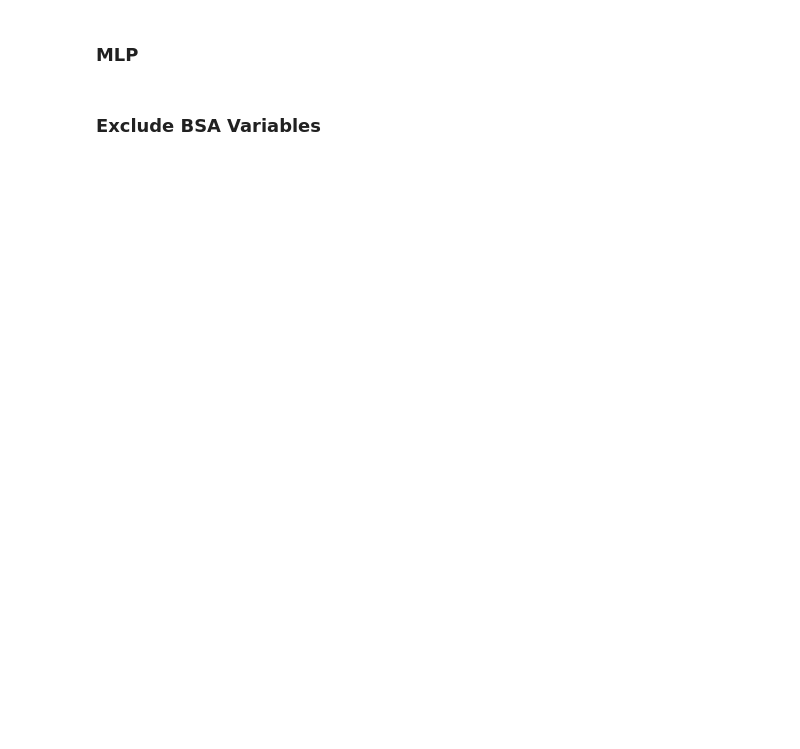
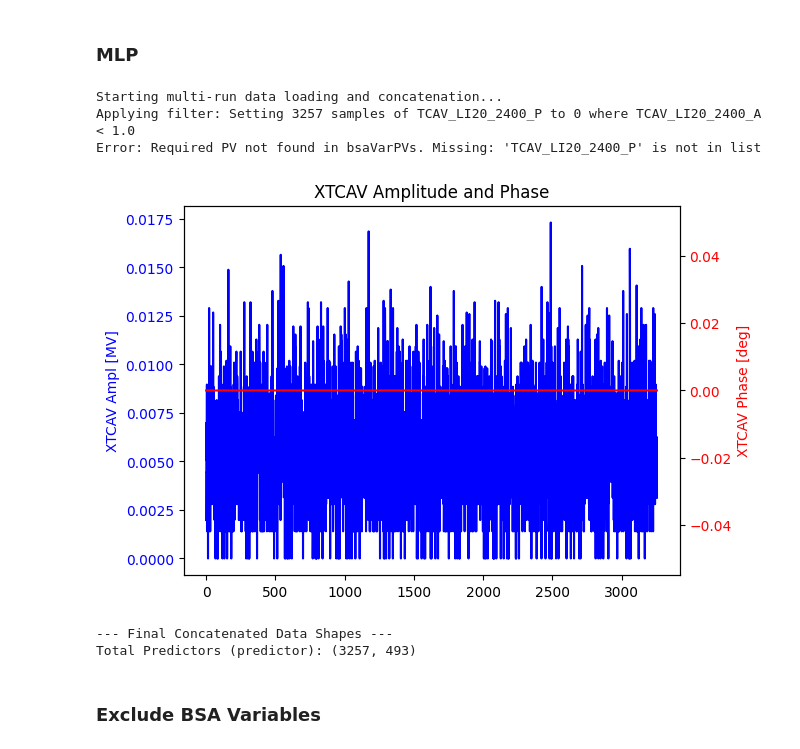
Before and after one commit to truewis/FACET-II-ML-diag, a Jupyter notebook: notebooks/workflow_walkthroughs/2D_LPS_model_GMM_Forest_test_without_comparison.ipynb, the cells around one changed output. Saved outputs shown, nothing was run; the diff lists cells and outputs as text; code cells hidden in the pictures; blank space fills up the shorter version.

```diff
--- a/notebooks/workflow_walkthroughs/2D_LPS_model_GMM_Forest_test_without_comparison.ipynb
+++ b/notebooks/workflow_walkthroughs/2D_LPS_model_GMM_Forest_test_without_comparison.ipynb
@@ -44,9 +48,9 @@ import joblib
 # Ex: MLP_LPS_GMM_E338_12710_20251031_194740
 
 
-joblib_file = '../../model/LPS/MLP_LPS_GMM_Forest_E338_12710_20251103_082505.pkl'  # Modify as needed
+joblib_file = '../../model/LPS/MLP_LPS_GMM_Forest_E338_12710_20251219_050952.pkl'  # Modify as needed
 model = joblib.load(joblib_file)
-iz_scaler = pickle.load(open('../../model/LPS/E338_12710_iz_scaler_GMM_20251103_082505.pkl', 'rb'))
+iz_scaler = pickle.load(open('../../model/LPS/E338_12710_iz_scaler_GMM_20251219_050952.pkl', 'rb'))
 # ----------------------------------------------------------------------
 # 1. Define the list of (experiment, runname, step_identifier) pairs to test the model on.
 # ----------------------------------------------------------------------
@@ -84,6 +88,14 @@ for experiment, runname, step_id in run_pairs:
     # Don't filter by common index here, we'll do it with the goodShots scalar common index loaded from the file
     bsaScalarData, bsaVars = extractDAQBSAScalars(data_struct, filter_index=False)
     bsaScalarData = apply_tcav_zeroing_filter(bsaScalarData, bsaVars)
+    # 3. Extract non BSA scalars the same way
+    nonBsaScalarData, nonBsaVars = extractDAQNonBSAScalars(data_struct, filter_index=False, debug=False, s20=True)
+    nonBsaScalarData = apply_tcav_zeroing_filter(nonBsaScalarData, nonBsaVars)
+
+    # 4. Combine BSA and non-BSA scalar data
+    bsaScalarData = np.vstack((bsaScalarData, nonBsaScalarData))
+    bsaVars = bsaVars + nonBsaVars
+
 
     ampl_idx = next(i for i, var in enumerate(bsaVars) if 'TCAV_LI20_2400_A' in var)
     xtcavAmpl = bsaScalarData[ampl_idx, :]
@@ -99,33 +111,40 @@ for experiment, runname, step_id in run_pairs:
 
     ax2 = ax1.twinx()
     ax2.plot(xtcavPhase, label='Phase', color='r')
     ax2.set_ylabel('XTCAV Phase [deg]', color='r')
     ax2.tick_params(axis='y', labelcolor='r')
 
     plt.title('XTCAV Amplitude and Phase')
     plt.show()
     # 5. Filter BSA data using the final index
     # goodShots_scal_common_index is 1 based indexing from MATLAB, convert to 0 based
     bsaScalarData_filtered = bsaScalarData
 
     # 6. Construct the predictor array
     predictor_current = np.vstack(bsaScalarData_filtered).T
 
     # C. Append to master lists
     all_predictors.append(predictor_current)
 
 # ----------------------------------------------------------------------
 # 4. Concatenate and finalize arrays
 # ----------------------------------------------------------------------
 # Combine all data arrays from the runs
 predictor_tmp = np.concatenate(all_predictors, axis=0)
 
 # Set image half dimensions (should match preprocessing)
 yrange = 50
 xrange = 150
 NCOMP = 10  # Number of GMM parameters
 print("\n--- Final Concatenated Data Shapes ---")
 print(f"Total Predictors (predictor): {predictor_tmp.shape}")
+# %% [output]
+Starting multi-run data loading and concatenation...
+Applying filter: Setting 3257 samples of TCAV_LI20_2400_P to 0 where TCAV_LI20_2400_A < 1.0
+Error: Required PV not found in bsaVarPVs. Missing: 'TCAV_LI20_2400_P' is not in list
+[figure, added]
+--- Final Concatenated Data Shapes ---
+Total Predictors (predictor): (3257, 493)
 # %% [markdown]
 ### Exclude BSA Variables
 # %%
```
Also changed, not shown: parts of 16 cells of this notebook, 8 other files.
